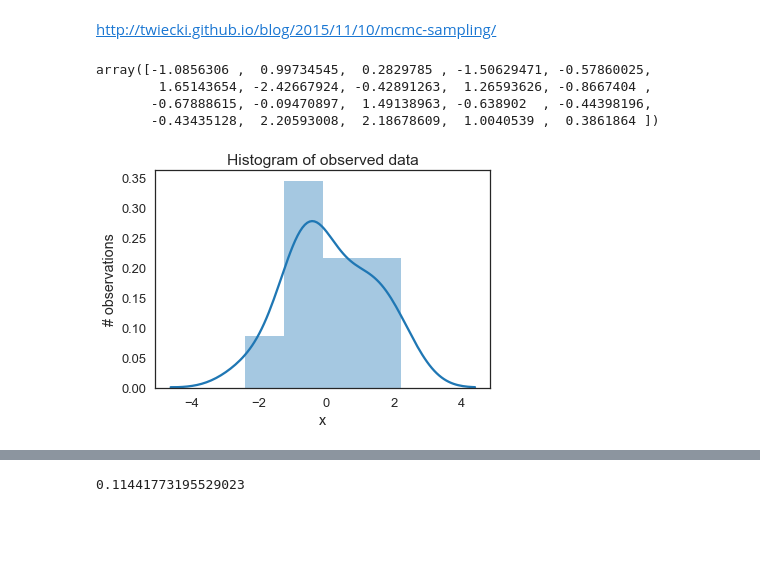
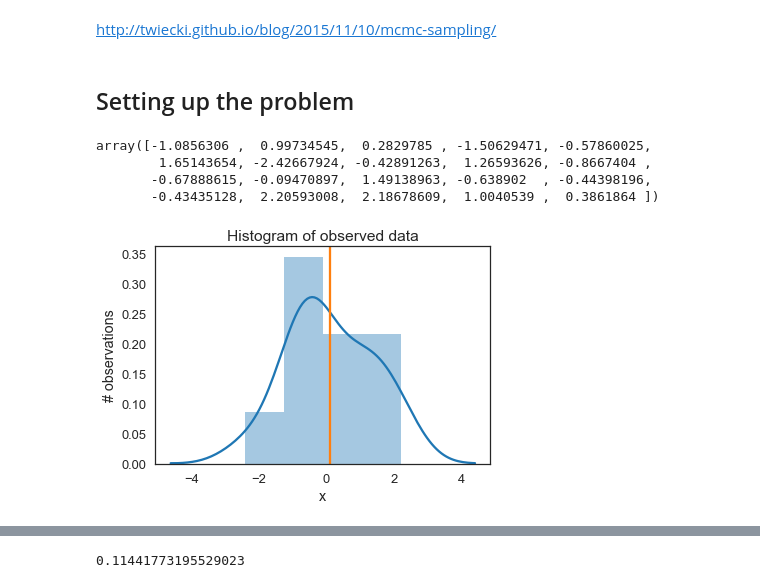
Before and after one commit to scottclay/Statistics, a Jupyter notebook: mcmc_sampling.ipynb, the cells around one changed output, grey strips where cells are left out. Saved outputs shown, nothing was run; the diff lists cells and outputs as text; code cells hidden in the pictures; blank space fills up the shorter version.

```diff
--- a/mcmc_sampling.ipynb
+++ b/mcmc_sampling.ipynb
@@ -13,6 +13,8 @@ sns.set_style('white')
 sns.set_context('talk')
 
 np.random.seed(123)
+# %% [markdown]
+## Setting up the problem
 # %%
 data = np.random.randn(20)
 # %%
@@ -25,6 +27,7 @@ array([-1.0856306 ,  0.99734545,  0.2829785 , -1.50629471, -0.57860025,
 # %%
 ax = plt.subplot()
 sns.distplot(data, kde=True, ax=ax)
+ax.plot([data.mean(),data.mean()],[0,2.0], label = 'data')
 _ = ax.set(title='Histogram of observed data', xlabel='x', ylabel='# observations')
 # %% [output]
-[figure, old version]
+[figure, new version]
```
Also changed, not shown: parts of 6 cells of this notebook.
